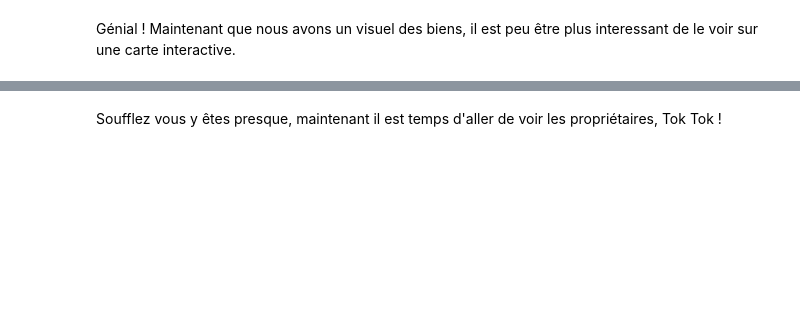
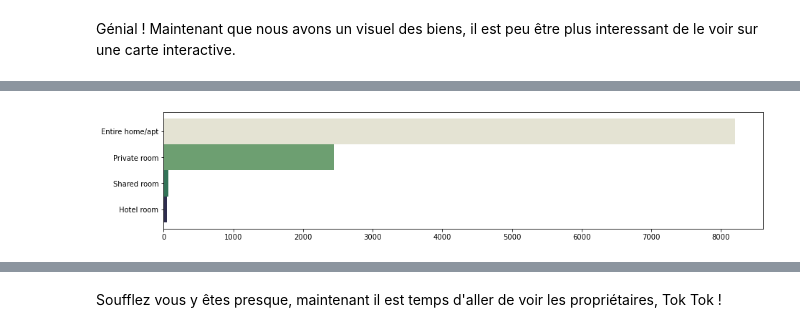
Before and after one commit to Joz84/auto-ateliers-simplon, a Jupyter notebook: airbnb_bordeaux.ipynb, the cells around one changed output, grey strips where cells are left out. Drawn from its saved outputs; the diff is of its cells as text; code cells hidden in the pictures; blank space fills up the shorter version.

```diff
--- a/airbnb_bordeaux.ipynb
+++ b/airbnb_bordeaux.ipynb
@@ -39,2 +67,7 @@ Génial ! Maintenant que nous avons un visuel des biens, il est peu être plus i
 # %%
 # 5. C'est beau mais pas assez clairifié, voyons quel type de logement est proposer. Utilisez "MatplotLib"
+type_log = quartiers['room_type']. value_counts().sort_values(ascending=True)
+type_log.plot.barh(figsize=(15, 3), width=1, color = ["#2E2D4D","#337357","#6D9F71", "#E4E3D3"]) # les couleurs personelles
+plt.show()
+# %% [output]
+[figure, added]
```
Also changed, not shown: parts of 10 cells of this notebook.
